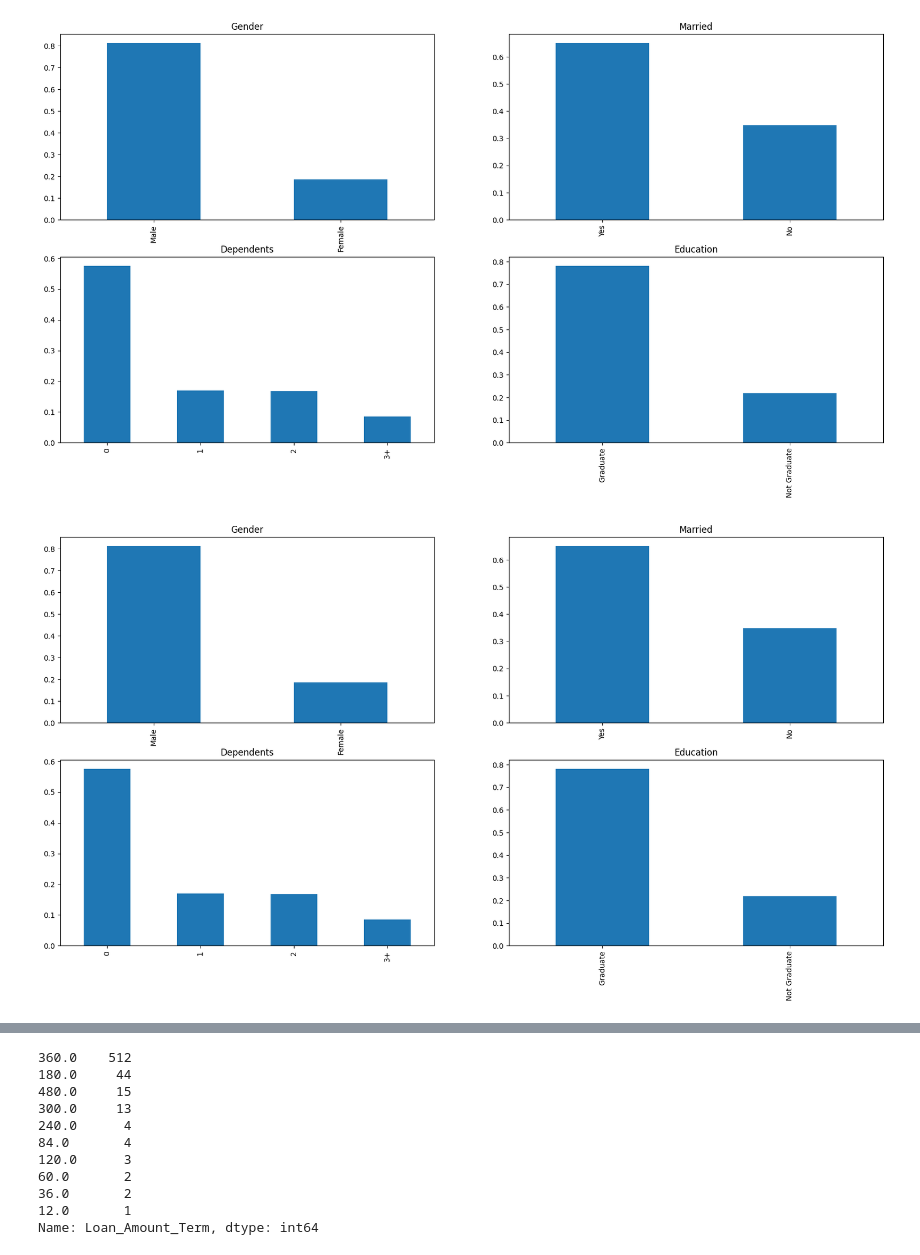
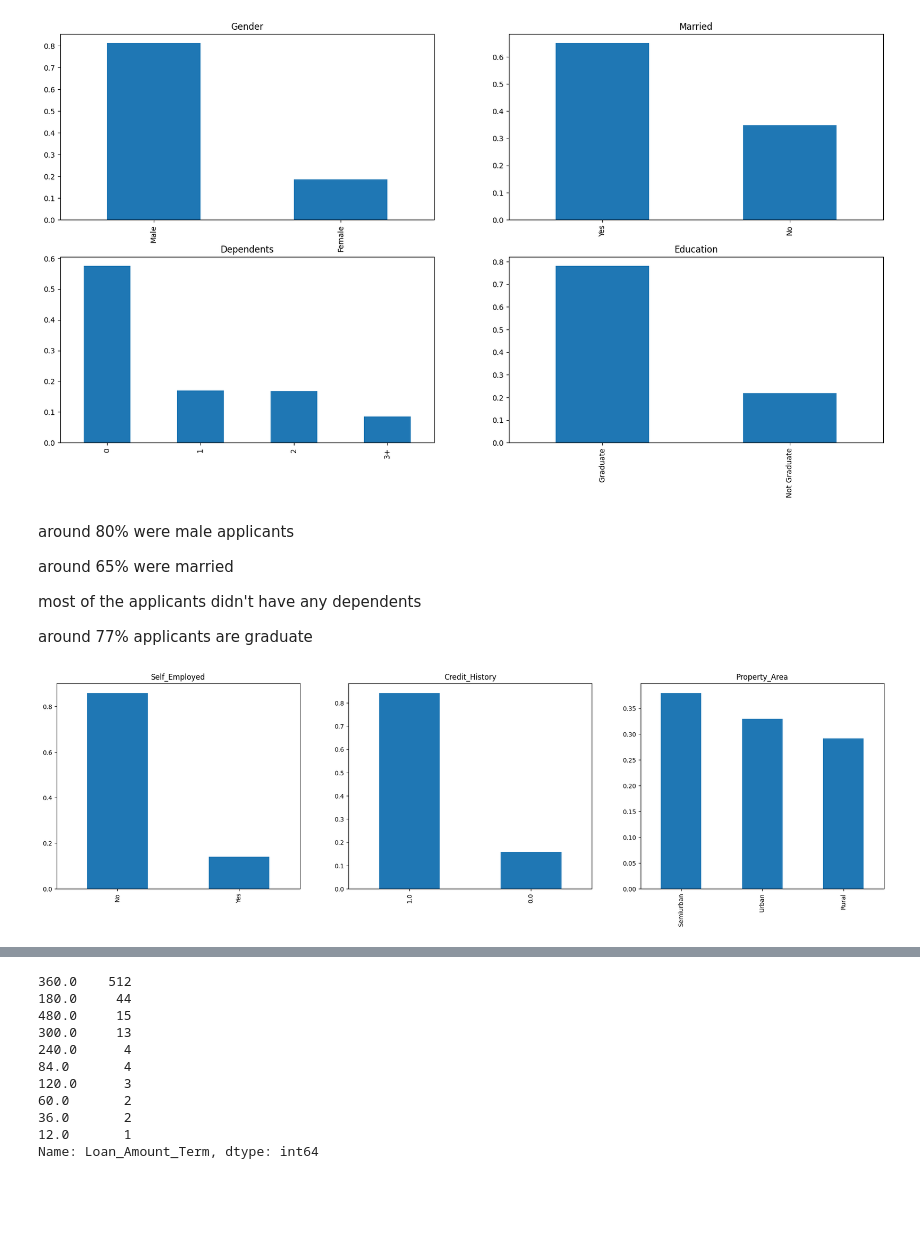
Before and after one commit to manaswi3115/RK-Technology, a Jupyter notebook: Untitled8.ipynb, the cells around one changed output, grey strips where cells are left out. Cells and saved outputs as stored; diff of their text form; code cells hidden in the pictures; blank space fills up the shorter version.

```diff
--- a/Untitled8.ipynb
+++ b/Untitled8.ipynb
@@ -79,19 +81,25 @@ train['Education'].value_counts(normalize=True).plot.bar(title= 'Education')
 plt.show()
 # %% [output]
 [figure]
+# %% [markdown]
+around 80% were male applicants
+
+around 65% were married
+
+most of the applicants didn't have any dependents
+
+around 77% applicants are graduate
 # %%
 plt.figure(1)
-plt.subplot(221)
-train['Gender'].value_counts(normalize=True).plot.bar(figsize=(20,10), title= 'Gender')
-plt.subplot(222)
-train['Married'].value_counts(normalize=True).plot.bar(title= 'Married')
-plt.subplot(223)
-train['Dependents'].value_counts(normalize=True).plot.bar(title= 'Dependents')
-plt.subplot(224)
-train['Education'].value_counts(normalize=True).plot.bar(title= 'Education')
+plt.subplot(131)
+train['Self_Employed'].value_counts(normalize=True).plot.bar(figsize=(24,6), title= 'Self_Employed')
+plt.subplot(132)
+train['Credit_History'].value_counts(normalize=True).plot.bar(title= 'Credit_History')
+plt.subplot(133)
+train['Property_Area'].value_counts(normalize=True).plot.bar(title= 'Property_Area')
 plt.show()
 # %% [output]
-[figure, old version]
+[figure, new version]
 # %%
 train.isnull().sum()
 # %% [output]
```
Also changed, not shown: parts of 3 cells of this notebook.
